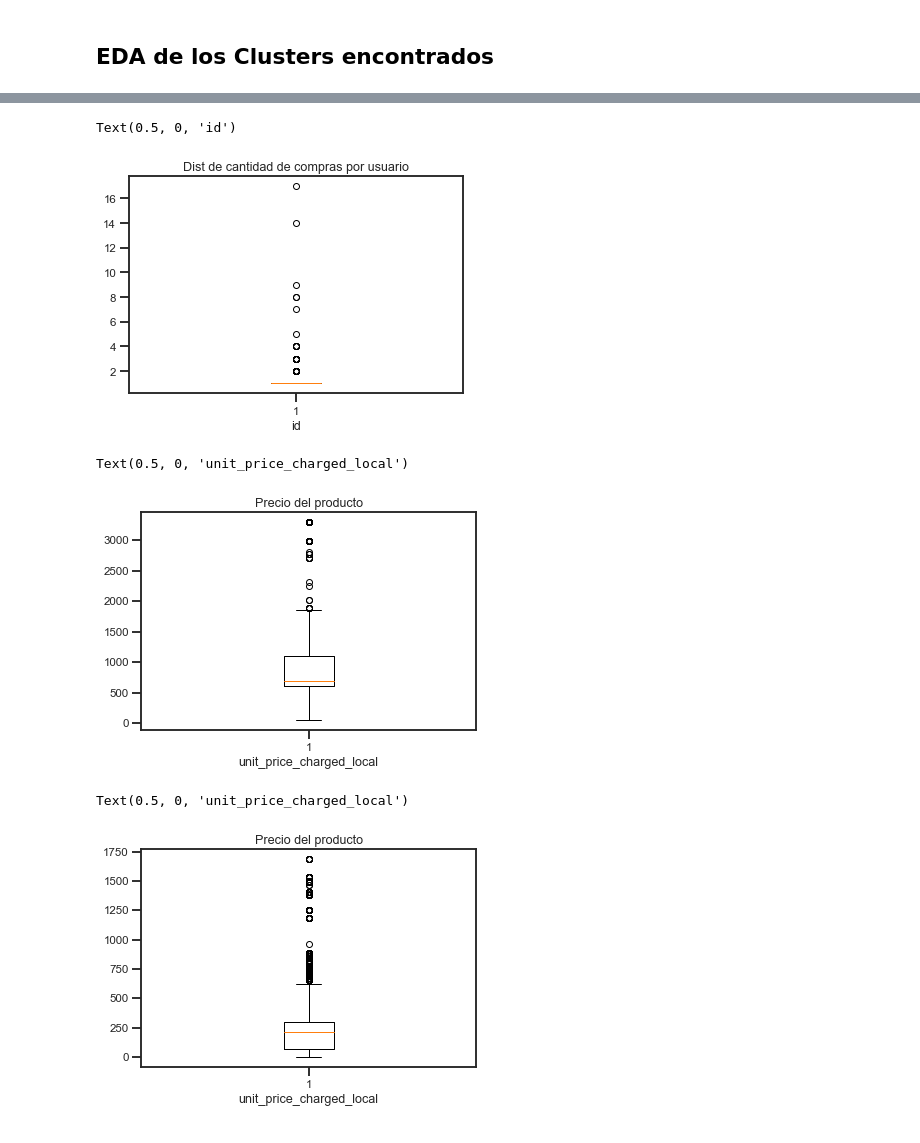
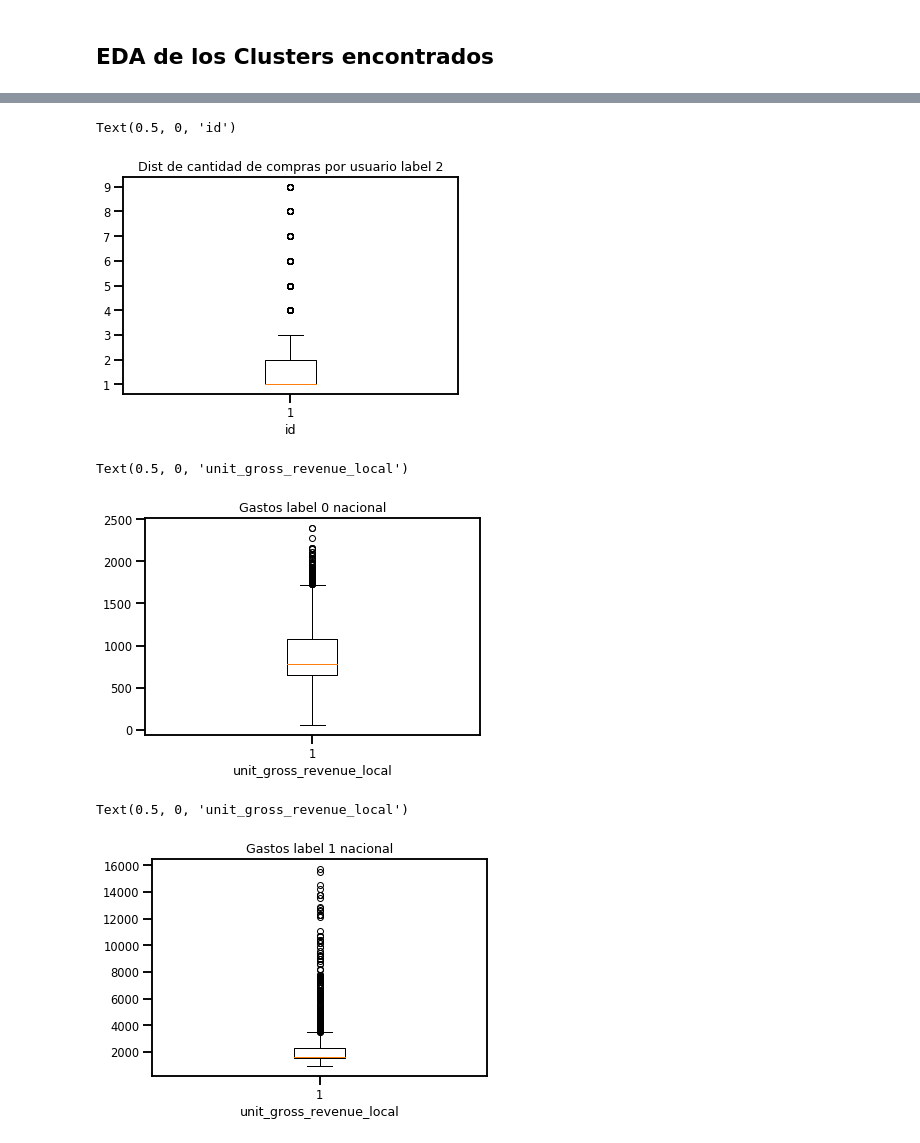
Before and after one commit to AgustinVelurtas/grupo13_clusterai, a Jupyter notebook: tp_grupo13_cdd.ipynb, the cells around one changed output, grey strips where cells are left out. Saved outputs shown, nothing was run; the diff lists cells and outputs as text; code cells hidden in the pictures.

```diff
--- a/tp_grupo13_cdd.ipynb
+++ b/tp_grupo13_cdd.ipynb
@@ -141,0 +177,3 @@ perc_999
+# %%
+perce_995 = tpf3['unit_gross_revenue_local'].quantile(0.996)
+perce_995
@@ -141,0 +182,3 @@ perc_999
+# %%
+tpf4 = tpf3.loc[tpf3['unit_gross_revenue_local']<perce_995]
+tpf4 = tpf4.loc[tpf3['unit_gross_revenue_local']>0]
@@ -142,6 +197,6 @@ perc_999
 # %%
 #Filtramos el dataset por country = Argentina
-tp_arg = tpf2.loc[tpf2['country'].isin(['Argentina'])]
+tp_arg = tpf4.loc[tpf2['country'].isin(['Argentina'])]
 tp_arg.country.unique()
 # %% [output]
 array(['Argentina'], dtype=object)
@@ -973,6 +1094,7 @@ Name: labels, dtype: int64
 tp_aux= tp_h.loc[tp_h['brand'].isin(['Corona', 'Patagonia Brewing Co.', 'BevyBar',
        'Stella Artois', 'Cervecería y Maltería Quilmes'])]
 tp_nacional['id'] = tp_aux['id']
+tp_nacional['name'] = tp_aux['name']
 tp_nacional['labels'] = kmeans_rd_nac.labels_
 tp_nacional.labels.value_counts()
 # %% [output]
@@ -1071,23 +1218,23 @@ comprasporusuario_nac_2 = tp_nac_2.groupby(['id'])['id'].count()
 # %%
 plt.boxplot(comprasporusuario_nac_2)
-plt.title("Dist de cantidad de compras por usuario")
+plt.title("Dist de cantidad de compras por usuario label 2")
 plt.xlabel("id")
 # %% [output]
 Text(0.5, 0, 'id')
-[figure, old version]
+[figure, new version]
 # %%
 #Boxplots de los precios
-plt.boxplot(tp_nac_0['unit_price_charged_local'])
-plt.title("Precio del producto")
-plt.xlabel("unit_price_charged_local")
+plt.boxplot(tp_nac_0['unit_gross_revenue_local'])
+plt.title("Gastos label 0 nacional")
+plt.xlabel("unit_gross_revenue_local")
 # %% [output]
-Text(0.5, 0, 'unit_price_charged_local')
+Text(0.5, 0, 'unit_gross_revenue_local')
-[figure, old version]
+[figure, new version]
 # %%
-plt.boxplot(tp_nac_1['unit_price_charged_local'])
-plt.title("Precio del producto")
-plt.xlabel("unit_price_charged_local")
+plt.boxplot(tp_nac_1['unit_gross_revenue_local'])
+plt.title("Gastos label 1 nacional")
+plt.xlabel("unit_gross_revenue_local")
 # %% [output]
-Text(0.5, 0, 'unit_price_charged_local')
+Text(0.5, 0, 'unit_gross_revenue_local')
-[figure, old version]
+[figure, new version]
 # %%
```
Also changed, not shown: parts of 78 cells of this notebook.
